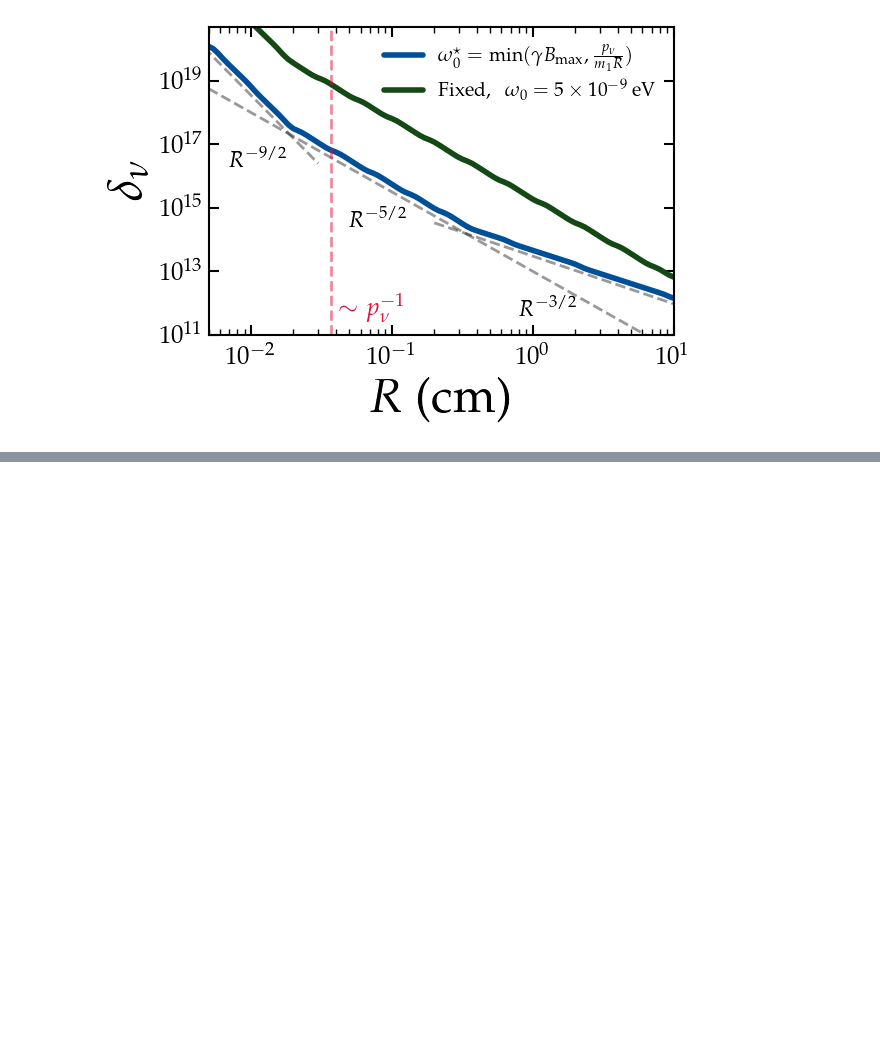
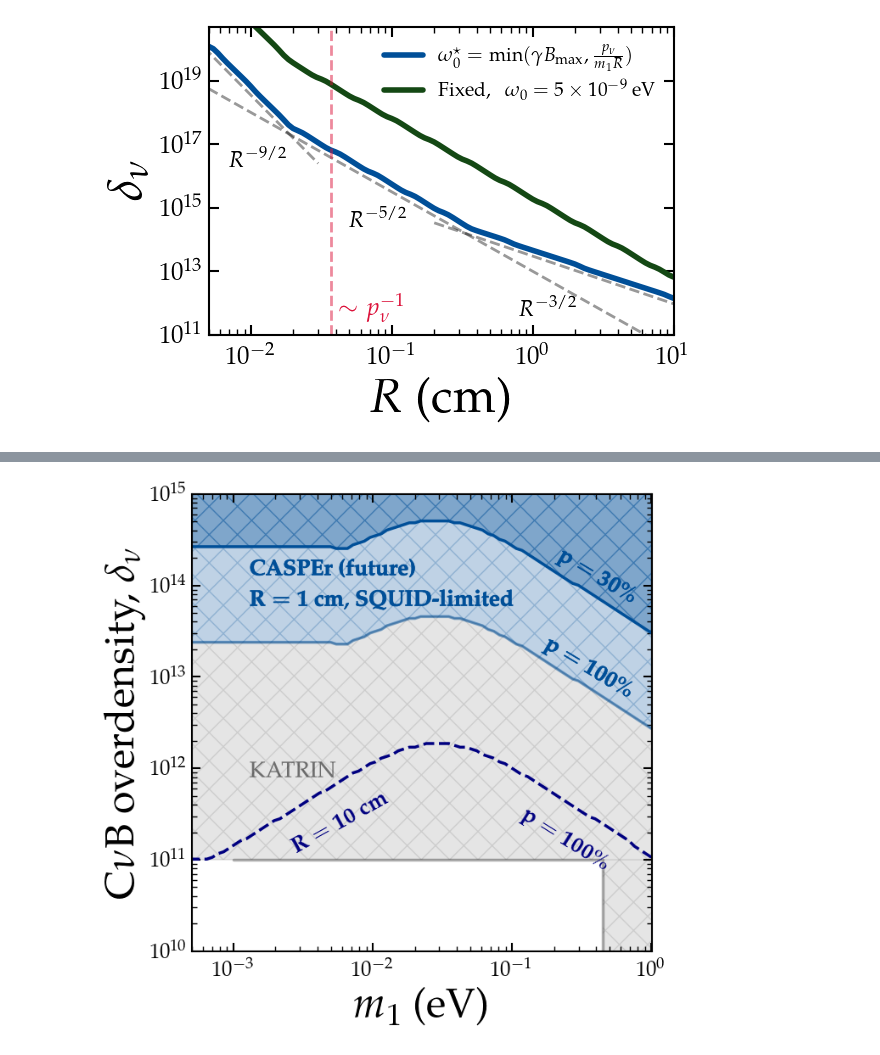
Before and after one commit to gpierobon/pyOpenNu, a Jupyter notebook: notebooks/Chi2.ipynb, the cells around one changed output, grey strips where cells are left out. Cells and saved outputs as stored; diff of their text form; code cells hidden in the pictures; blank space fills up the shorter version.

```diff
--- a/notebooks/Chi2.ipynb
+++ b/notebooks/Chi2.ipynb
@@ -560,3 +574,82 @@ plt.show()
+# %%
+fig, ax = plt.subplots(figsize=(7,7))
+
+c1 = '#004f98'
+c2 = 'navy'
+
+al = 0.05
+
+f1 = (1000/10)**(3/2)*10*(0.3)**2
+f2 = (1000/10)**(3/2)*10
+f3 = (1000/10)**(1)*10
+
+si = 3
+
+# mnl, dm  = np.loadtxt(main_dir+'/data/m_dep_v3.txt', unpack=True)
+# mnl, dm1 = np.loadtxt(main_dir+'/data/m_dep_v3_r10.txt', unpack=True)
+
+#dm = sn.gaussian_filter(dm, sigma=2)
+dm = dell_m
+dm0 = dell_m_0
+
+plt.loglog(mnl, dm/f1, c=c1, lw=2.5)
+plt.fill_between(mnl, dm/f1, 1e16*np.ones(len(mnl)), alpha=0.5, color=c1, hatch='X')
+
+plt.loglog(mnl, dm/f2, c=c1, lw=2.5, alpha=0.5)
+plt.fill_between(mnl, dm/f2, dm/f1, alpha=0.25, color=c1, hatch='X')
+
+plt.loglog(mnl, dm0/f3, c=c2, lw=2.5, alpha=1, ls='--')
+
+tc = plt.text(0.0013,1.3e14,r'{\bf CASPEr (future)}', fontsize=19, c=c1)
+tc.set_path_effects([pe.Stroke(linewidth=0.5, foreground=c1),
+                     pe.Normal()])
+
+tc2 = plt.text(0.0013,6e13,r'${\bf R=1}$ {\bf cm}, {\bf SQUID-limited}', fontsize=19, c=c1)
+tc2.set_path_effects([pe.Stroke(linewidth=0.5, foreground=c1),
+                     pe.Normal()])
+
+tp1 = plt.text(0.2, 6.5e13,r'${\bf p=30\%}$', fontsize=19,c=c1, alpha=1, rotation=-31)
+tp2 = plt.text(0.16,6e12,r'${\bf p=100\%}$', fontsize=19,c=c1, alpha=1, rotation=-31)
+tp1.set_path_effects([pe.Stroke(linewidth=0.5, foreground=c1),
+                     pe.Normal()])
+tp2.set_path_effects([pe.Stroke(linewidth=0.5, foreground=c1),
+                     pe.Normal()])
+
+# plt.loglog(mnl, dm_0/f4, c='crimson', lw=2, ls='--')
+#plt.text(0.055,5.5e7,r'${\bf R=10}$ {\bf cm}', fontsize=17,c='crimson', rotation=0)
+plt.text(0.0025, 1.2e11,r'${\bf R=10}$ {\bf cm}', fontsize=19,c=c2, rotation=29, alpha=1)
+#plt.text(0.0013, 2e10,r'${\bf R=10}$ {\bf cm}', fontsize=19,c=c2, rotation=0, alpha=1)
+tp2 = plt.text(0.11,8e10,r'${\bf p=100\%}$', fontsize=19,c=c2, alpha=1, rotation=-32)
+
+mm = np.geomspace(1e-3, 2,100)
+mm2 = np.geomspace(1e-3, 0.45,100)
+plt.loglog(mm2, mm2/mm2*1e11, c='k', lw=2.5, alpha=0.3)
+plt.fill_between(mnl, 1e11, dm/f2, alpha=0.1, color='k', hatch='X')
+
+yy = np.geomspace(1e3,1e11,100)
+plt.axvline(0.45, ymax = 0.195, c='k', lw=2.5, alpha=0.3, color='k')
+plt.fill_betweenx(yy, 0.45, 2, color='k', alpha=0.1, lw=0.001, hatch='X')
+tk = plt.text(1.3e-3, 8e11, 'KATRIN', fontsize=19, alpha=0.3, c='k', rotation=0)
+# #tk = plt.text(6e-1, 1e10, 'KATRIN', fontsize=19, alpha=1, c='w', rotation=-90)
+tk.set_path_effects([pe.Stroke(linewidth=0.1, foreground='k'),
+                     pe.Normal()])
+
+# text_box = AnchoredText(
+#     fr"Normal hierarchy",
+#     loc='lower left',
+#     frameon=True,
+#     prop=dict(size=16)
+# )
+# ax.add_artist(text_box)
+
+plt.xlabel(r'$m_1$ (eV)')
+plt.ylabel(r'C$\nu$B overdensity, $\delta_{\nu}$')
+plt.xlim(5e-4, 1.01)
+plt.ylim(1e10, 1e15)
+plt.show()
+#fig.savefig(main_dir+'plots/deltanu_m1_v3.pdf', bbox_inches='tight')
+# %% [output]
+[figure, added]
 # %%
 # def find_delta_Cho(
 #         R,
```
Also changed, not shown: parts of 9 cells of this notebook, 4 other files.
